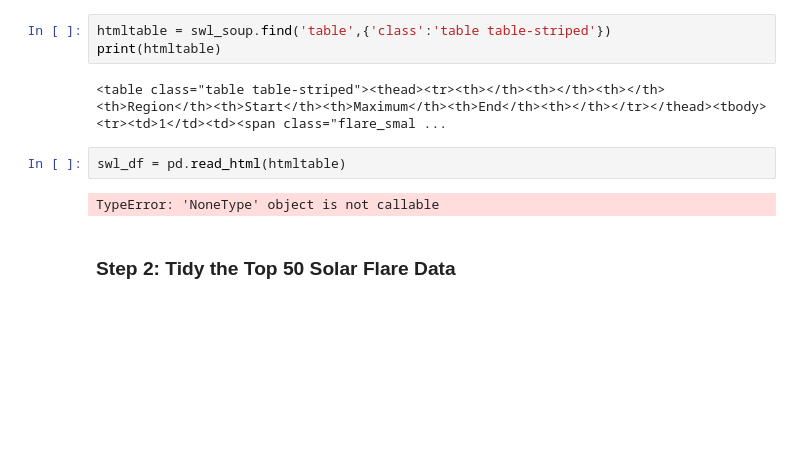
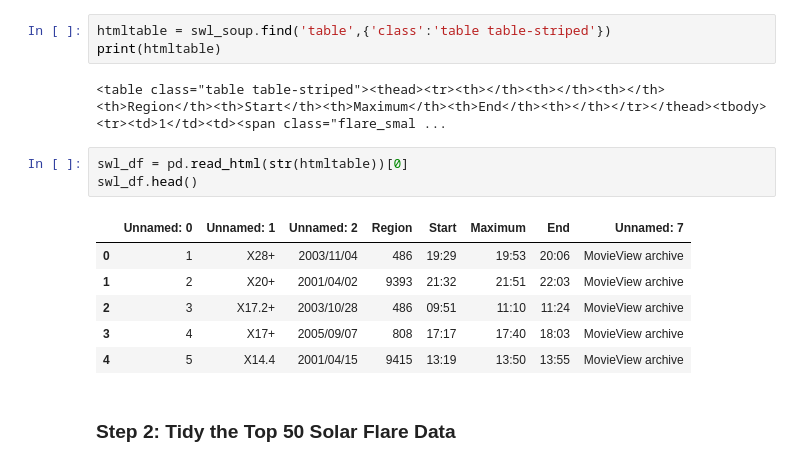
Before and after one commit to jwagner31/solar-flares, a Jupyter notebook: Project1.ipynb, the cells around one changed output. Drawn from its saved outputs; the diff is of its cells as text; blank space fills up the shorter version.

Commit message:
pandas html document parse

```diff
--- a/Project1.ipynb
+++ b/Project1.ipynb
@@ -81,9 +81,15 @@ print(htmltable)
 # %% [output]
 <table class="table table-striped"><thead><tr><th></th><th></th><th></th><th>Region</th><th>Start</th><th>Maximum</th><th>End</th><th></th></tr></thead><tbody><tr><td>1</td><td><span class="flare_smal ...
 # %%
-swl_df = pd.read_html(htmltable)
+swl_df = pd.read_html(str(htmltable))[0]
+swl_df.head()
 # %% [output]
-TypeError: 'NoneType' object is not callable
+|  | Unnamed: 0 | Unnamed: 1 | Unnamed: 2 | Region | Start | Maximum | End | Unnamed: 7 |
+| 0 | 1 | X28+ | 2003/11/04 | 486 | 19:29 | 19:53 | 20:06 | MovieView archive |
+| 1 | 2 | X20+ | 2001/04/02 | 9393 | 21:32 | 21:51 | 22:03 | MovieView archive |
+| 2 | 3 | X17.2+ | 2003/10/28 | 486 | 09:51 | 11:10 | 11:24 | MovieView archive |
+| 3 | 4 | X17+ | 2005/09/07 | 808 | 17:17 | 17:40 | 18:03 | MovieView archive |
+| 4 | 5 | X14.4 | 2001/04/15 | 9415 | 13:19 | 13:50 | 13:55 | MovieView archive |
 # %% [markdown]
 ### Step 2: Tidy the Top 50 Solar Flare Data
 # %% [markdown]
```
